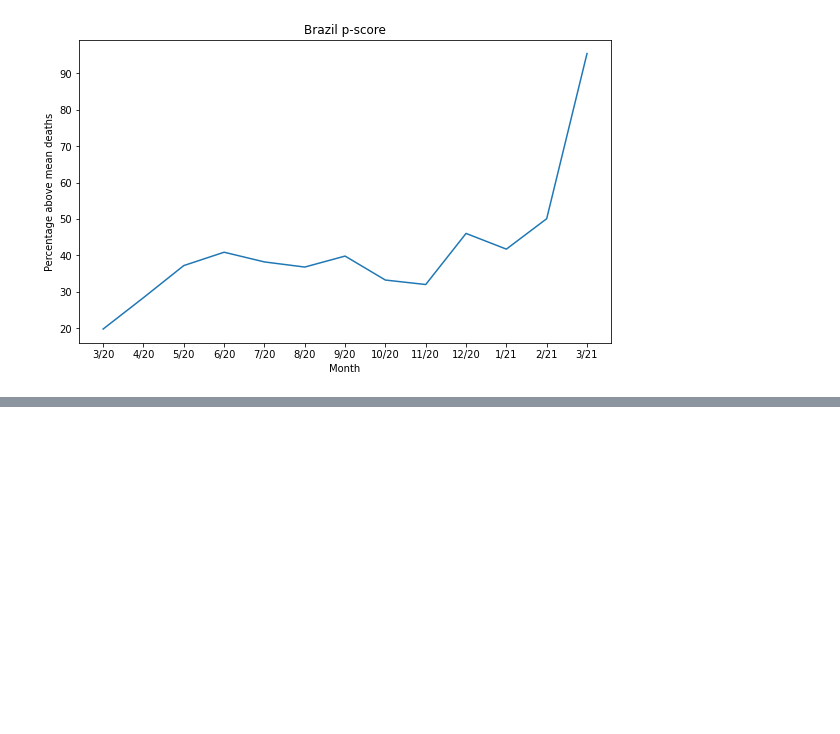
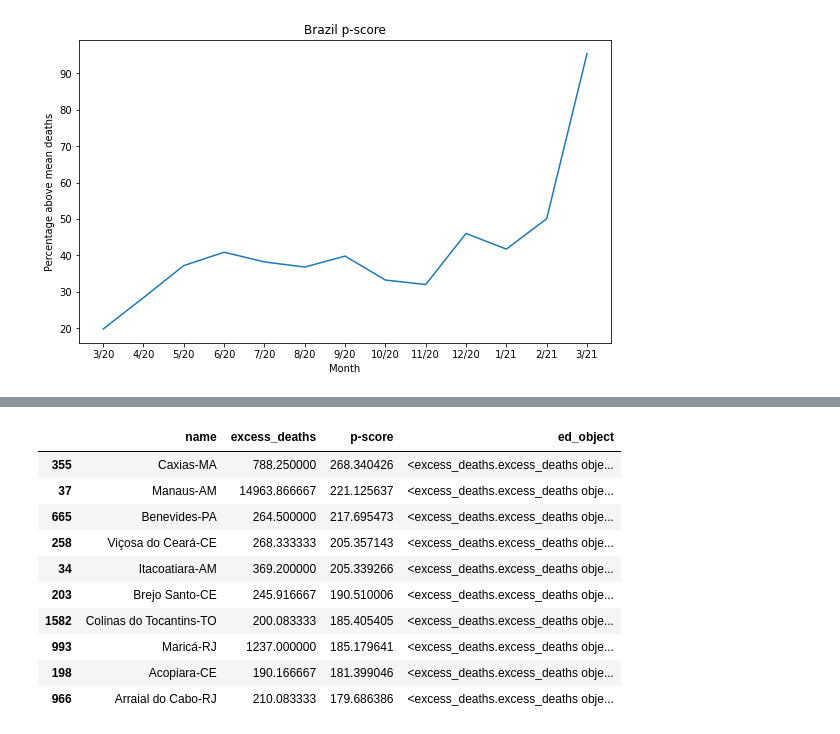
Before and after one commit to nanogennari/brazil-excess-deaths, a Jupyter notebook: excess_deaths.ipynb, the cells around one changed output, grey strips where cells are left out. Saved outputs shown, nothing was run; the diff lists cells and outputs as text; code cells hidden in the pictures; blank space fills up the shorter version.

```diff
--- a/excess_deaths.ipynb
+++ b/excess_deaths.ipynb
@@ -179,0 +241,14 @@ Brejo Santo-CE p-score: 190.51
+# %%
+cities_results_df.sort_values(by="p-score", ascending=False).head(10)
+# %% [output]
+|  | name | excess_deaths | p-score | ed_object |
+| 355 | Caxias-MA | 788.250000 | 268.340426 | <excess_deaths.excess_deaths obje... |
+| 37 | Manaus-AM | 14963.866667 | 221.125637 | <excess_deaths.excess_deaths obje... |
+| 665 | Benevides-PA | 264.500000 | 217.695473 | <excess_deaths.excess_deaths obje... |
+| 258 | Viçosa do Ceará-CE | 268.333333 | 205.357143 | <excess_deaths.excess_deaths obje... |
+| 34 | Itacoatiara-AM | 369.200000 | 205.339266 | <excess_deaths.excess_deaths obje... |
+| 203 | Brejo Santo-CE | 245.916667 | 190.510006 | <excess_deaths.excess_deaths obje... |
+| 1582 | Colinas do Tocantins-TO | 200.083333 | 185.405405 | <excess_deaths.excess_deaths obje... |
+| 993 | Maricá-RJ | 1237.000000 | 185.179641 | <excess_deaths.excess_deaths obje... |
+| 198 | Acopiara-CE | 190.166667 | 181.399046 | <excess_deaths.excess_deaths obje... |
+| 966 | Arraial do Cabo-RJ | 210.083333 | 179.686386 | <excess_deaths.excess_deaths obje... |
```
Also changed, not shown: parts of 39 cells of this notebook, 3 other files.
